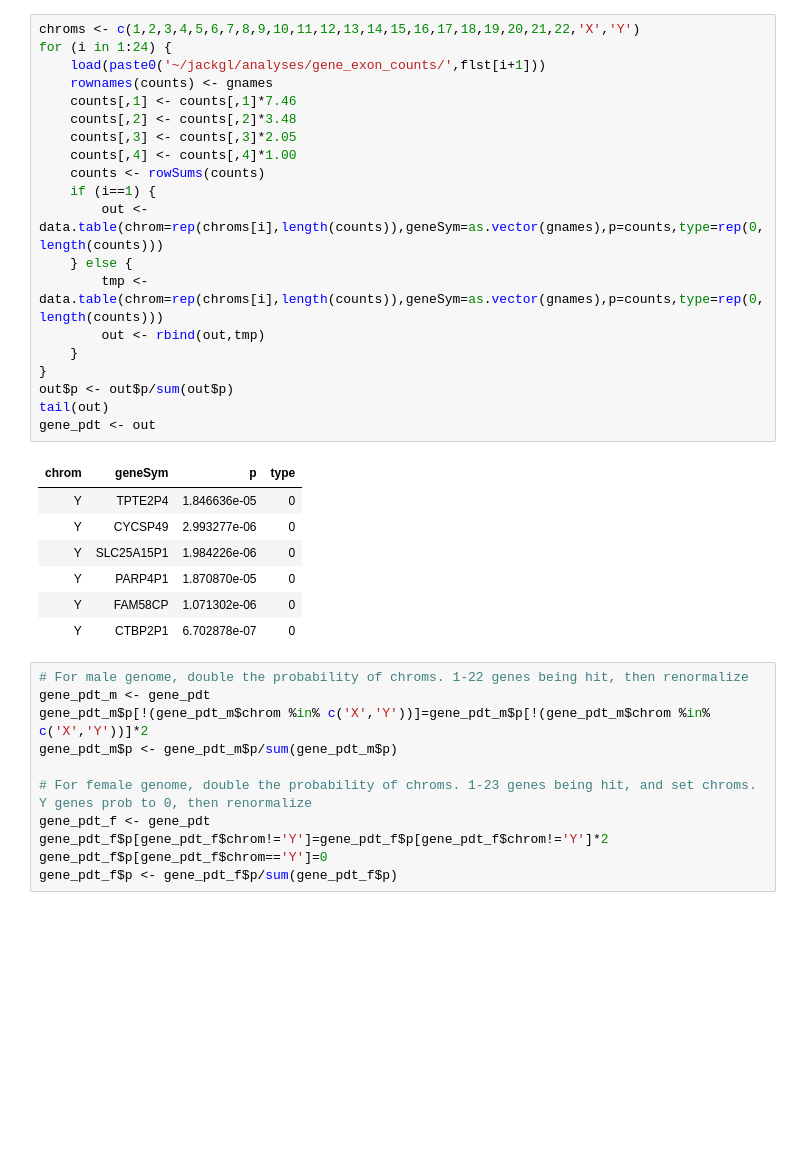
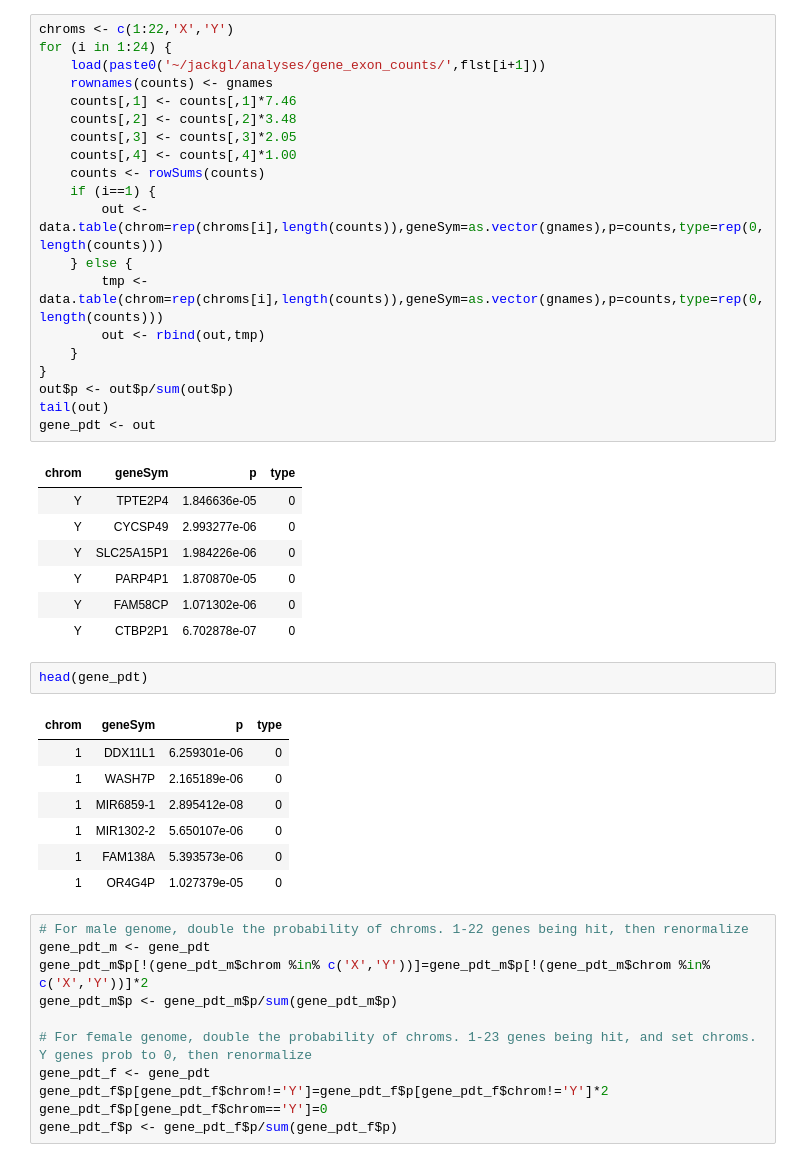
Before and after one commit to atallah-lab/analyses, a Jupyter notebook: make_gene_pd_table_from_counts.ipynb, the cells around one changed output. Saved outputs shown, nothing was run; the diff lists cells and outputs as text; blank space fills up the shorter version.

```diff
--- a/make_gene_pd_table_from_counts.ipynb
+++ b/make_gene_pd_table_from_counts.ipynb
@@ -3,7 +3,7 @@ library(naturalsort)
 library(data.table)
 flst <- naturalsort(list.files('~/jackgl/analyses/gene_exon_counts/')) # File names are same for each directory (lung, colon, brain)
 # %%
-chroms <- c(1,2,3,4,5,6,7,8,9,10,11,12,13,14,15,16,17,18,19,20,21,22,'X','Y')
+chroms <- c(1:22,'X','Y')
 for (i in 1:24) {
     load(paste0('~/jackgl/analyses/gene_exon_counts/',flst[i+1]))
     rownames(counts) <- gnames
@@ -30,6 +30,16 @@ gene_pdt <- out
 | Y | PARP4P1 | 1.870870e-05 | 0 |
 | Y | FAM58CP | 1.071302e-06 | 0 |
 | Y | CTBP2P1 | 6.702878e-07 | 0 |
+# %%
+head(gene_pdt)
+# %% [output]
+| chrom | geneSym | p | type |
+| 1 | DDX11L1 | 6.259301e-06 | 0 |
+| 1 | WASH7P | 2.165189e-06 | 0 |
+| 1 | MIR6859-1 | 2.895412e-08 | 0 |
+| 1 | MIR1302-2 | 5.650107e-06 | 0 |
+| 1 | FAM138A | 5.393573e-06 | 0 |
+| 1 | OR4G4P | 1.027379e-05 | 0 |
 # %%
 # For male genome, double the probability of chroms. 1-22 genes being hit, then renormalize
 gene_pdt_m <- gene_pdt
```
Also changed, not shown: 7 other files.
